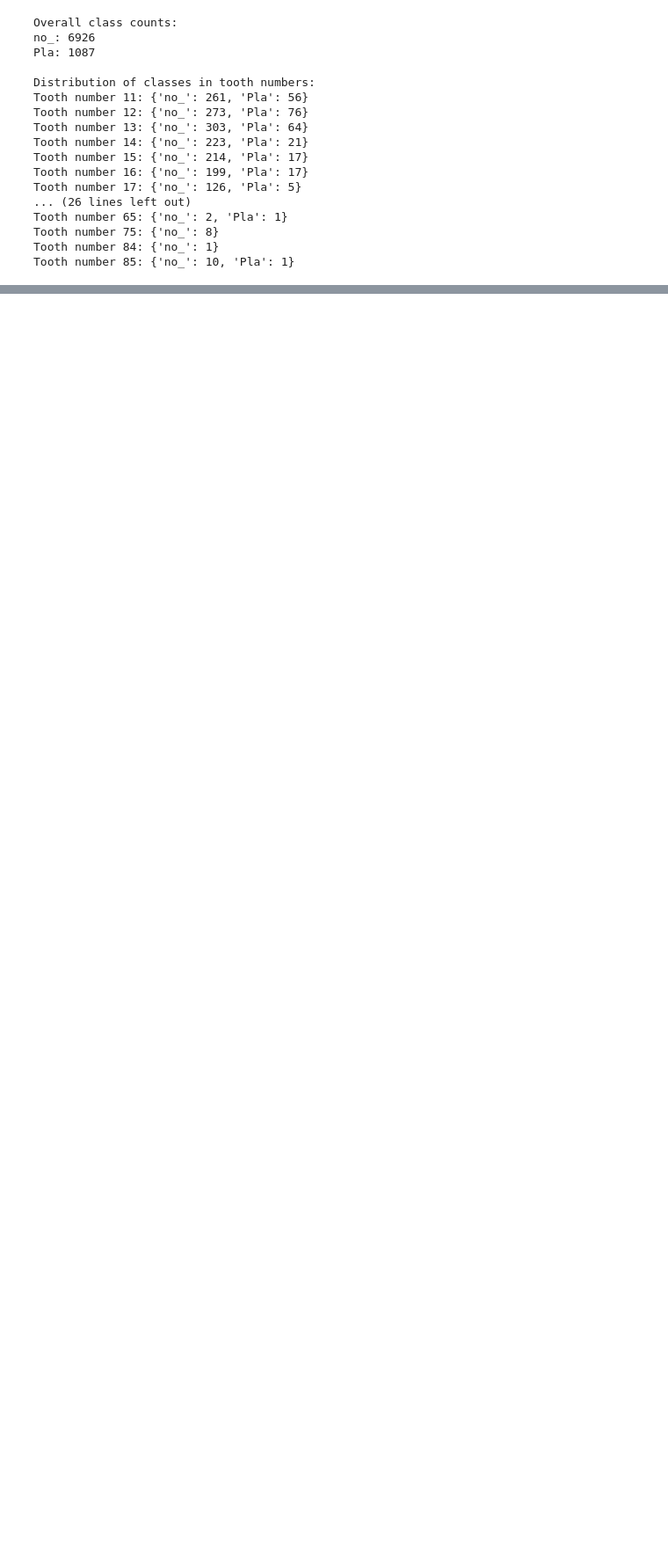
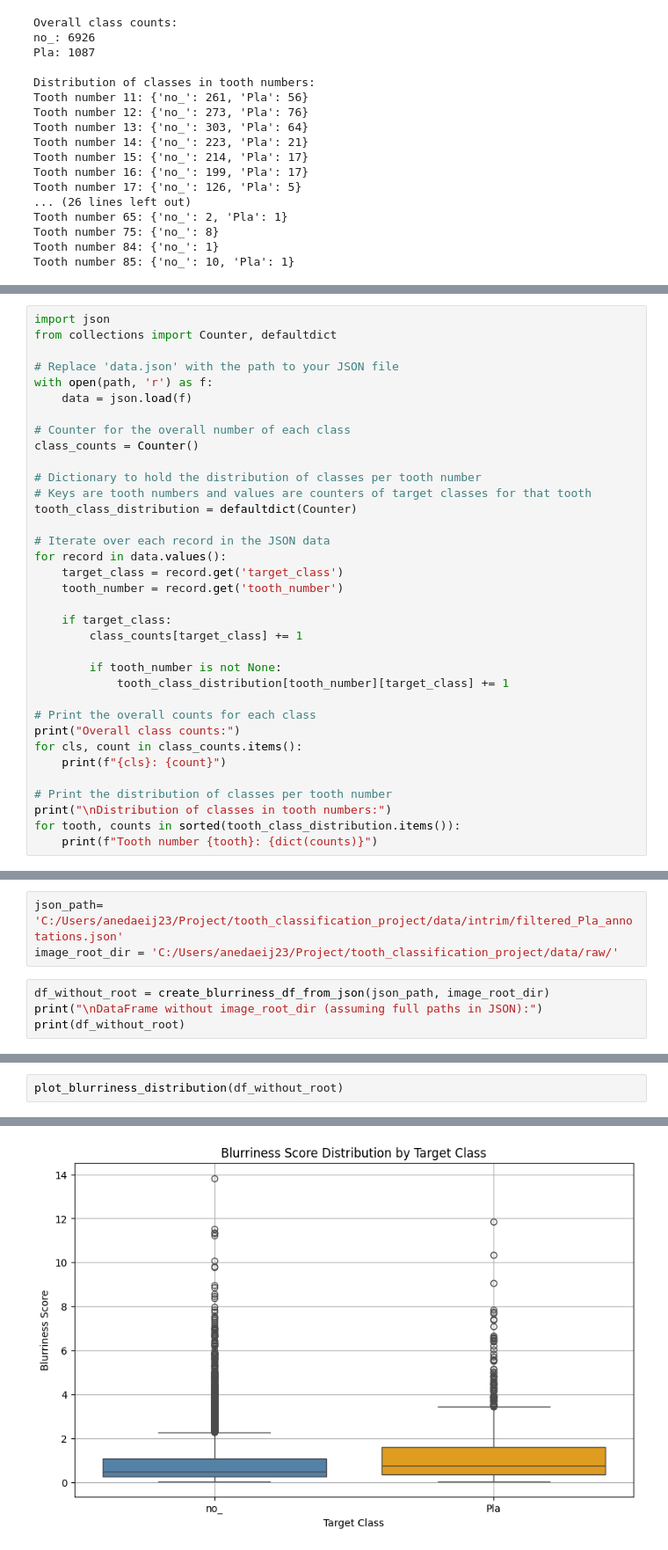
Before and after one commit to h4ppy0wl/tooth_classification_project, a Jupyter notebook: notebooks/00_exploration.ipynb, the cells around one changed output, grey strips where cells are left out. Shown at 88% size. Drawn from its saved outputs; the diff is of its cells as text; blank space fills up the shorter version.

```diff
--- a/notebooks/00_exploration.ipynb
+++ b/notebooks/00_exploration.ipynb
@@ -199,0 +329,35 @@ plt.show()
+# %%
+import json
+from collections import Counter, defaultdict
+
+# Replace 'data.json' with the path to your JSON file
+with open(path, 'r') as f:
+    data = json.load(f)
+
+# Counter for the overall number of each class
+class_counts = Counter()
+
+# Dictionary to hold the distribution of classes per tooth number
+# Keys are tooth numbers and values are counters of target classes for that tooth
+tooth_class_distribution = defaultdict(Counter)
+
+# Iterate over each record in the JSON data
+for record in data.values():
+    target_class = record.get('target_class')
+    tooth_number = record.get('tooth_number')
+
+    if target_class:
+        class_counts[target_class] += 1
+
+        if tooth_number is not None:
+            tooth_class_distribution[tooth_number][target_class] += 1
+
+# Print the overall counts for each class
+print("Overall class counts:")
+for cls, count in class_counts.items():
+    print(f"{cls}: {count}")
+
+# Print the distribution of classes per tooth number
+print("\nDistribution of classes in tooth numbers:")
+for tooth, counts in sorted(tooth_class_distribution.items()):
+    print(f"Tooth number {tooth}: {dict(counts)}")
@@ -199,0 +589,7 @@ plt.show()
+# %%
+json_path= 'C:/Users/anedaeij23/Project/tooth_classification_project/data/intrim/filtered_Pla_annotations.json'
+image_root_dir = 'C:/Users/anedaeij23/Project/tooth_classification_project/data/raw/'
+# %%
+df_without_root = create_blurriness_df_from_json(json_path, image_root_dir)
+print("\nDataFrame without image_root_dir (assuming full paths in JSON):")
+print(df_without_root)
@@ -199,0 +771,3 @@ plt.show()
+# %%
+plot_blurriness_distribution(df_without_root)
+# %% [output]
@@ -199,0 +777 @@ plt.show()
+[figure, added]
```
Also changed, not shown: parts of 24 cells of this notebook.
